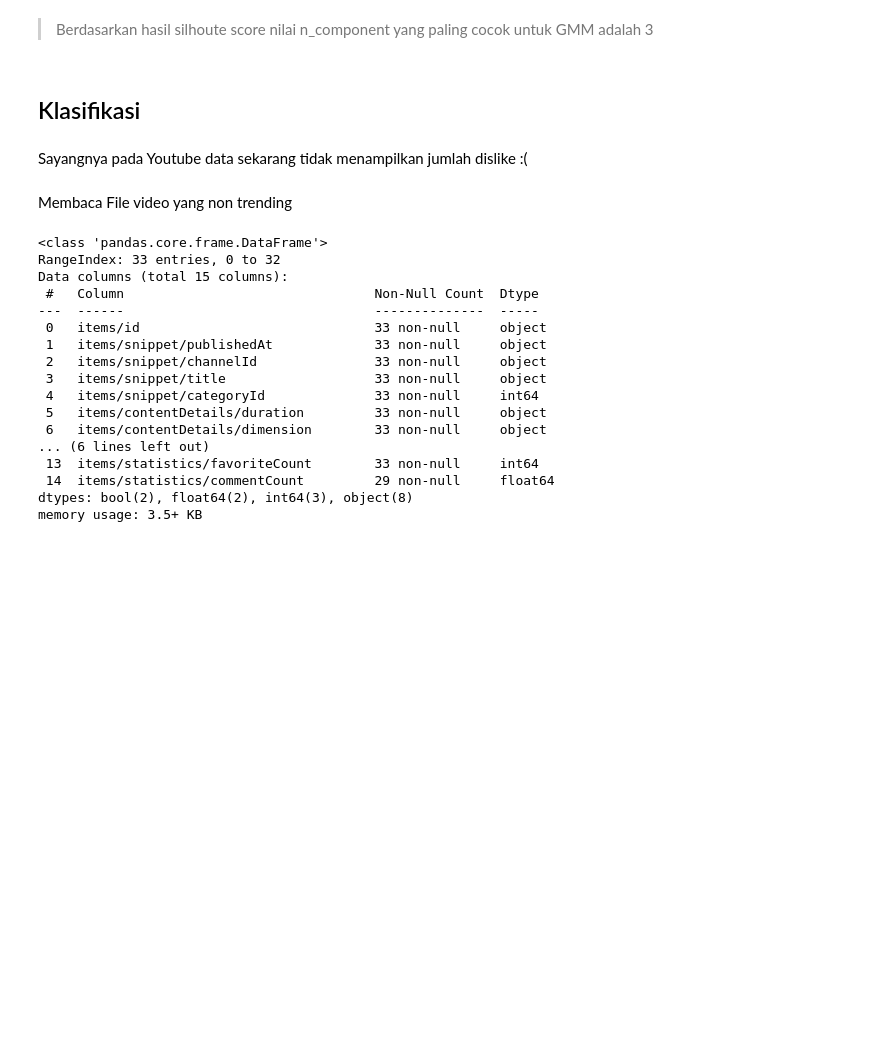
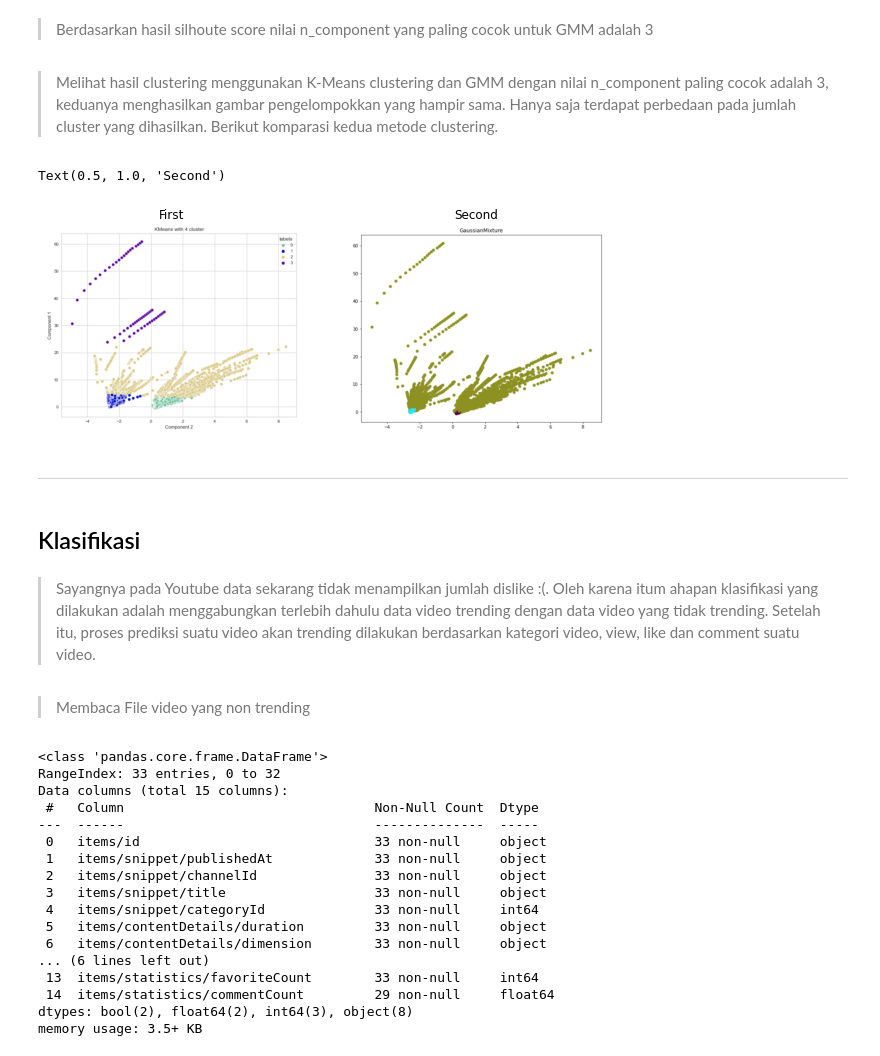
Before and after one commit to nofamex/TA-KASDD, a Jupyter notebook: main.ipynb, the cells around one changed output. Cells and saved outputs as stored; diff of their text form; code cells hidden in the pictures; blank space fills up the shorter version.

```diff
--- a/main.ipynb
+++ b/main.ipynb
@@ -647,11 +710,45 @@ plt.show()
 # %% [markdown]
 > Berdasarkan hasil silhoute score nilai n_component yang paling cocok untuk GMM adalah 3
+# %% [markdown]
+> Melihat hasil clustering menggunakan K-Means clustering dan GMM dengan nilai n_component paling cocok adalah 3, keduanya menghasilkan gambar pengelompokkan yang hampir sama. Hanya saja terdapat perbedaan pada jumlah cluster yang dihasilkan. Berikut komparasi kedua metode clustering.
+# %%
+# create figure
+fig = plt.figure(figsize=(10, 7))
+
+# setting values to rows and column variables
+rows = 1
+columns = 2
+
+# reading images
+Image1 = cv2.imread('Image1.jpg')
+Image2 = cv2.imread('Image2.jpg')
+
+# Adds a subplot at the 1st position
+fig.add_subplot(rows, columns, 1)
+
+# showing image
+plt.imshow(Image1)
+plt.axis('off')
+plt.title("First")
+
+# Adds a subplot at the 2nd position
+fig.add_subplot(rows, columns, 2)
+
+# showing image
+plt.imshow(Image2)
+plt.axis('off')
+plt.title("Second")
+# %% [output]
+Text(0.5, 1.0, 'Second')
+[figure, added]
+# %% [markdown]
+___
 # %% [markdown]
 ## Klasifikasi
-# %% [markdown]
-Sayangnya pada Youtube data sekarang tidak menampilkan jumlah dislike :(
+# %% [markdown]
+> Sayangnya pada Youtube data sekarang tidak menampilkan jumlah dislike :(. Oleh karena itum ahapan klasifikasi yang dilakukan adalah menggabungkan terlebih dahulu data video trending dengan data video yang tidak trending. Setelah itu, proses prediksi suatu video akan trending dilakukan berdasarkan kategori video, view, like dan comment suatu video.
 # %% [markdown]
-Membaca File video yang non trending
+> Membaca File video yang non trending
 # %%
 nontrend = pd.read_csv('nontrending.csv')
 nontrend.info()
```
Also changed, not shown: parts of 80 cells of this notebook, 2 other files.
